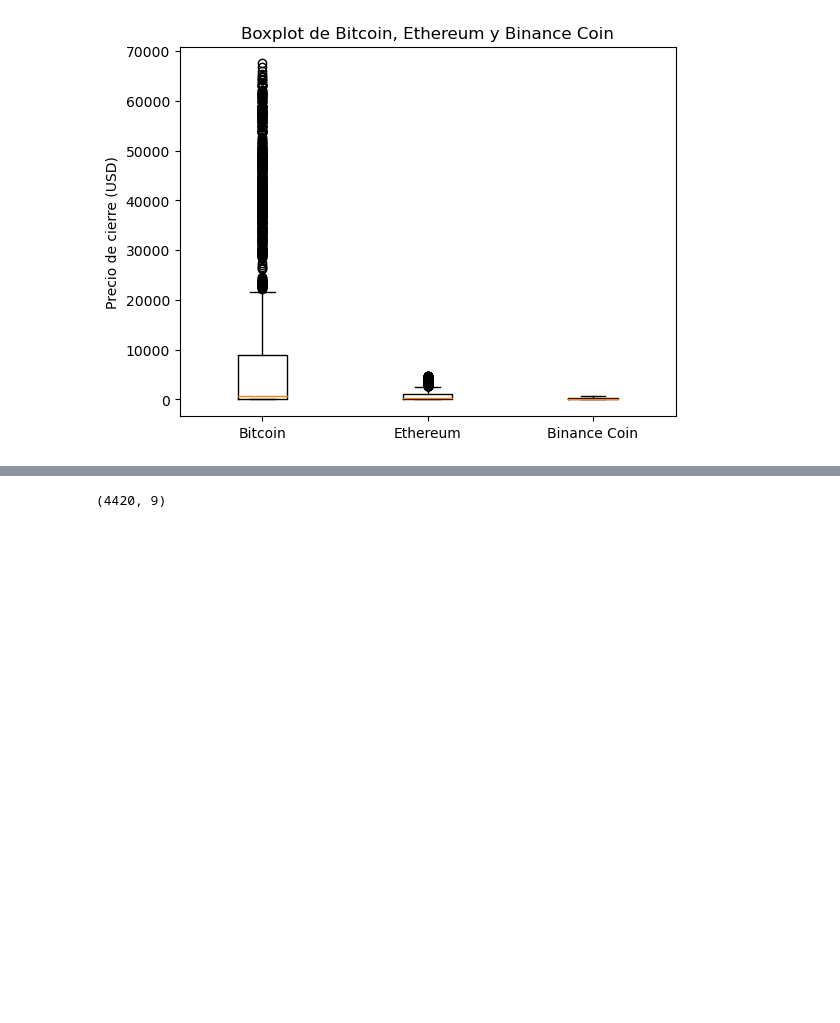
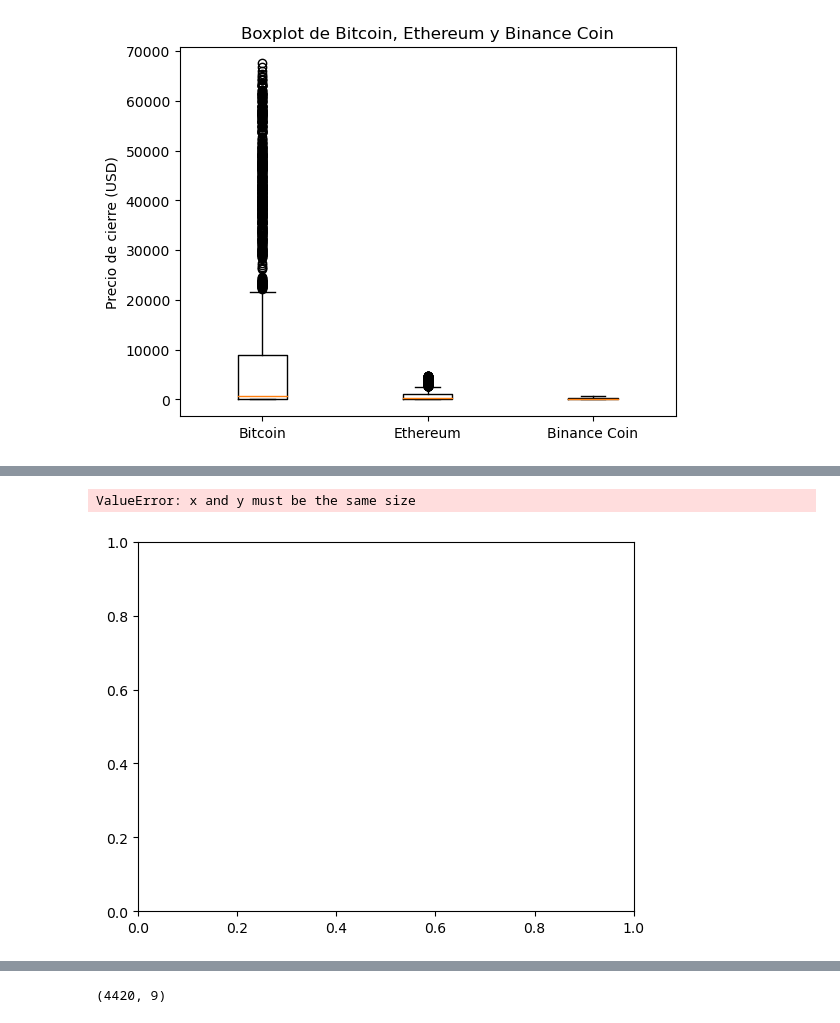
Before and after one commit to angelmpa/proyecto-portafolio, a Jupyter notebook: notebooks/analisis_inicial.ipynb, the cells around one changed output, grey strips where cells are left out. Cells and saved outputs as stored; diff of their text form; code cells hidden in the pictures; blank space fills up the shorter version.

```diff
--- a/notebooks/analisis_inicial.ipynb
+++ b/notebooks/analisis_inicial.ipynb
@@ -485,0 +520,12 @@ plt.show()
+# %%
+# Gráfico de disperión de Bitcoin y Ethereum
+bitcoin_red = bitcoin['Close'] == bitcoin['Date' => 2018]
+plt.scatter(bitcoin_red['Close'], ethereum['Close'])
+
+plt.title('Gráfico de dispersión de Bitcoin y Ethereum')
+plt.xlable('Precio de Bitcoin')
+plt.ylable('Precio de Ethereum')
+plt.show()
+# %% [output]
+ValueError: x and y must be the same size
+[figure, added]
```
Also changed, not shown: parts of 8 cells of this notebook.
